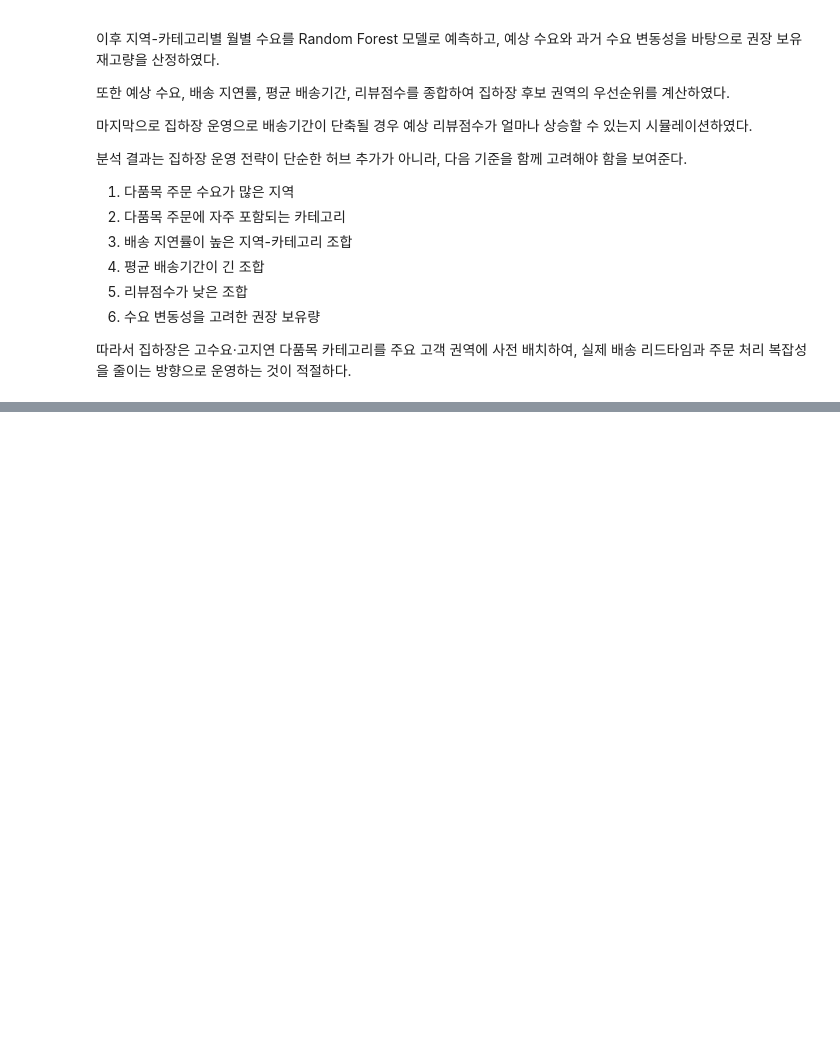
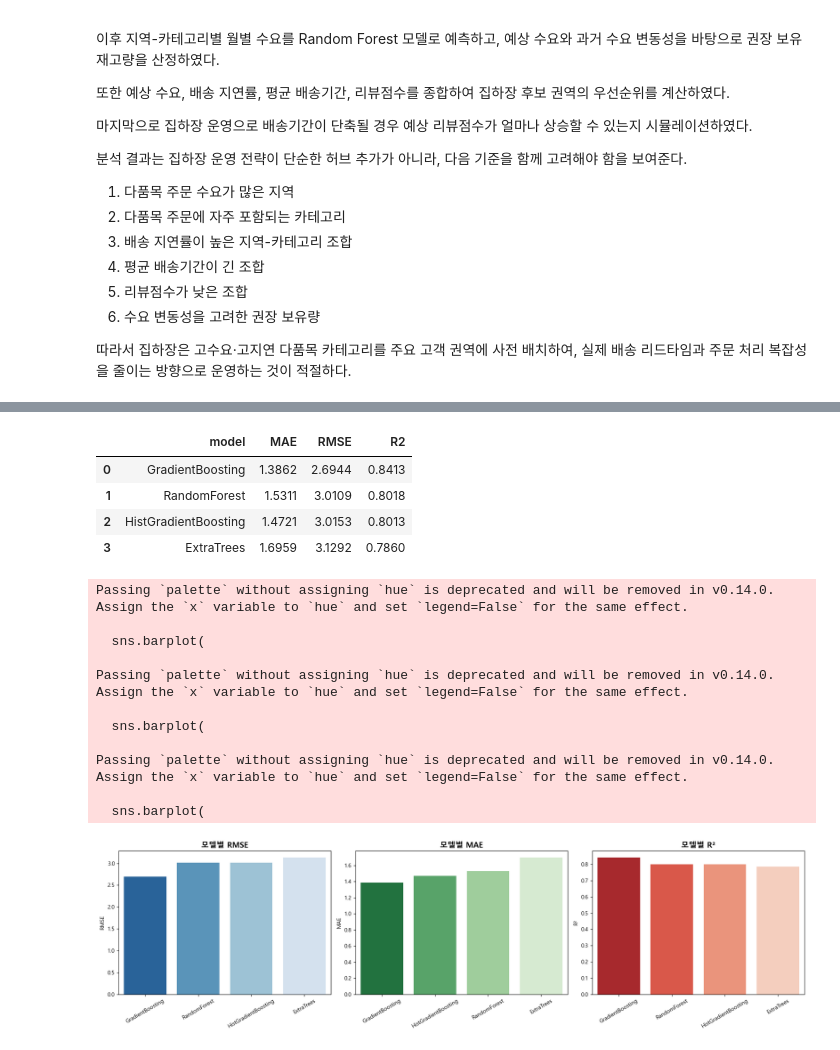
Before and after one commit to KyungminChang/team-oldest-olist-analysis, a Jupyter notebook: notebooks/Distribution_hub/HY/머신러닝(사전재고).ipynb, the cells around one changed output, grey strips where cells are left out. Saved outputs shown, nothing was run; the diff lists cells and outputs as text; code cells hidden in the pictures; blank space fills up the shorter version.

```diff
--- a/notebooks/Distribution_hub/HY/머신러닝(사전재고).ipynb
+++ b/notebooks/Distribution_hub/HY/머신러닝(사전재고).ipynb
@@ -720,0 +1911,61 @@ Passing `palette` without assigning `hue` is deprecated and will be removed in v
+# %%
+display(model_compare_viz)
+
+fig, axes = plt.subplots(1, 3, figsize=(18, 5))
+
+sns.barplot(
+    data=model_compare_viz.sort_values("RMSE"),
+    x="model",
+    y="RMSE",
+    ax=axes[0],
+    palette="Blues_r"
+)
+axes[0].set_title("모델별 RMSE", fontsize=14, weight="bold")
+axes[0].set_xlabel("")
+axes[0].set_ylabel("RMSE")
+axes[0].tick_params(axis="x", rotation=30)
+
+sns.barplot(
+    data=model_compare_viz.sort_values("MAE"),
+    x="model",
+    y="MAE",
+    ax=axes[1],
+    palette="Greens_r"
+)
+axes[1].set_title("모델별 MAE", fontsize=14, weight="bold")
+axes[1].set_xlabel("")
+axes[1].set_ylabel("MAE")
+axes[1].tick_params(axis="x", rotation=30)
+
+sns.barplot(
+    data=model_compare_viz.sort_values("R2", ascending=False),
+    x="model",
+    y="R2",
+    ax=axes[2],
+    palette="Reds_r"
+)
+axes[2].set_title("모델별 R²", fontsize=14, weight="bold")
+axes[2].set_xlabel("")
+axes[2].set_ylabel("R²")
+axes[2].tick_params(axis="x", rotation=30)
+
+plt.tight_layout()
+plt.show()
+# %% [output]
+|  | model | MAE | RMSE | R2 |
+| 0 | GradientBoosting | 1.3862 | 2.6944 | 0.8413 |
+| 1 | RandomForest | 1.5311 | 3.0109 | 0.8018 |
+| 2 | HistGradientBoosting | 1.4721 | 3.0153 | 0.8013 |
+| 3 | ExtraTrees | 1.6959 | 3.1292 | 0.7860 |
+Passing `palette` without assigning `hue` is deprecated and will be removed in v0.14.0. Assign the `x` variable to `hue` and set `legend=False` for the same effect.
+
+  sns.barplot(
+
+Passing `palette` without assigning `hue` is deprecated and will be removed in v0.14.0. Assign the `x` variable to `hue` and set `legend=False` for the same effect.
+
+  sns.barplot(
+
+Passing `palette` without assigning `hue` is deprecated and will be removed in v0.14.0. Assign the `x` variable to `hue` and set `legend=False` for the same effect.
+
+  sns.barplot(
+[figure, added]
```
Also changed, not shown: parts of 65 cells of this notebook.
